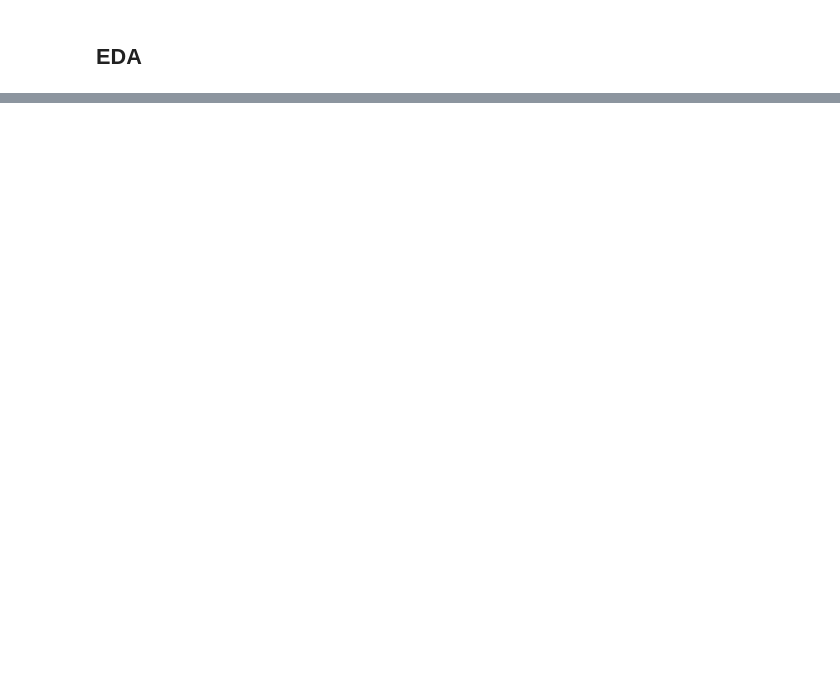
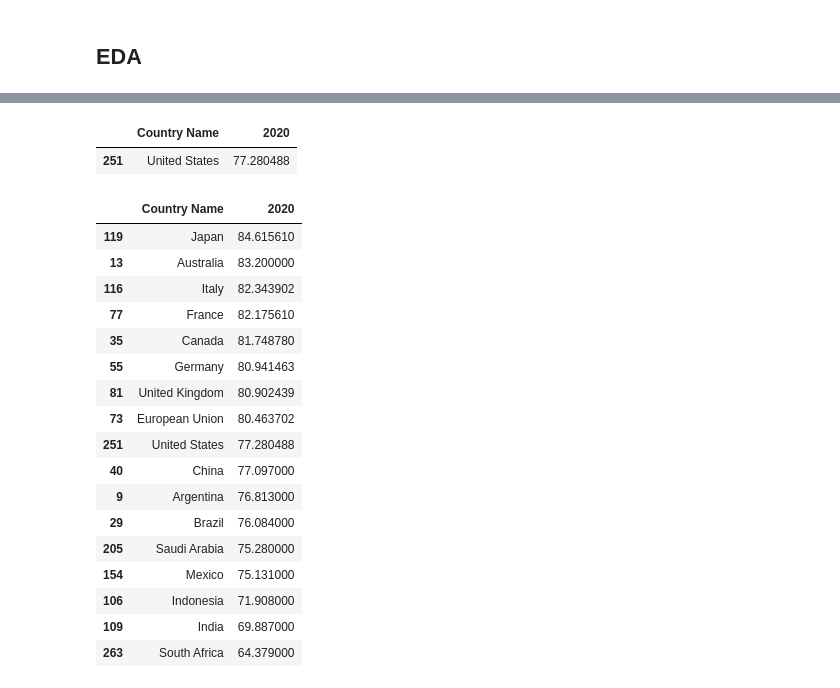
Before and after one commit to nogibjj/data-science-projects, a Jupyter notebook: projects/life-expectency.ipynb, the cells around one changed output, grey strips where cells are left out. Cells and saved outputs as stored; diff of their text form; code cells hidden in the pictures; blank space fills up the shorter version.

Commit message:
adding initial data science project

```diff
--- a/projects/life-expectency.ipynb
+++ b/projects/life-expectency.ipynb
@@ -45,2 +75,4 @@ df.isna()
+# %%
+df2020 = df[["Country Name", "2020"]].sort_values(by="2020", ascending=False)
 # %% [markdown]
 ## EDA
@@ -50,0 +91,30 @@ sns.FacetGrid(df, col="CountryName")
+# %%
+#find countries simliar to the US in terms of life expectancy
+df2020[df2020["Country Name"].str.contains("United States")]
+# %% [output]
+|  | Country Name | 2020 |
+| 251 | United States | 77.280488 |
+# %%
+#get a list of g20 countries from the internet
+g20 = ["Argentina", "Australia", "Brazil", "Canada", "China", "France", "Germany", "India", "Indonesia", "Italy", "Japan", "Mexico", "Russia", "Saudi Arabia", "South Africa", "South Korea", "Turkey", "United Kingdom", "United States", "European Union"]
+#subset the data to only include g20 countries
+df2020[df2020["Country Name"].isin(g20)]
+# %% [output]
+|  | Country Name | 2020 |
+| 119 | Japan | 84.615610 |
+| 13 | Australia | 83.200000 |
+| 116 | Italy | 82.343902 |
+| 77 | France | 82.175610 |
+| 35 | Canada | 81.748780 |
+| 55 | Germany | 80.941463 |
+| 81 | United Kingdom | 80.902439 |
+| 73 | European Union | 80.463702 |
+| 251 | United States | 77.280488 |
+| 40 | China | 77.097000 |
+| 9 | Argentina | 76.813000 |
+| 29 | Brazil | 76.084000 |
+| 205 | Saudi Arabia | 75.280000 |
+| 154 | Mexico | 75.131000 |
+| 106 | Indonesia | 71.908000 |
+| 109 | India | 69.887000 |
+| 263 | South Africa | 64.379000 |
```
Also changed, not shown: parts of 7 cells of this notebook.
